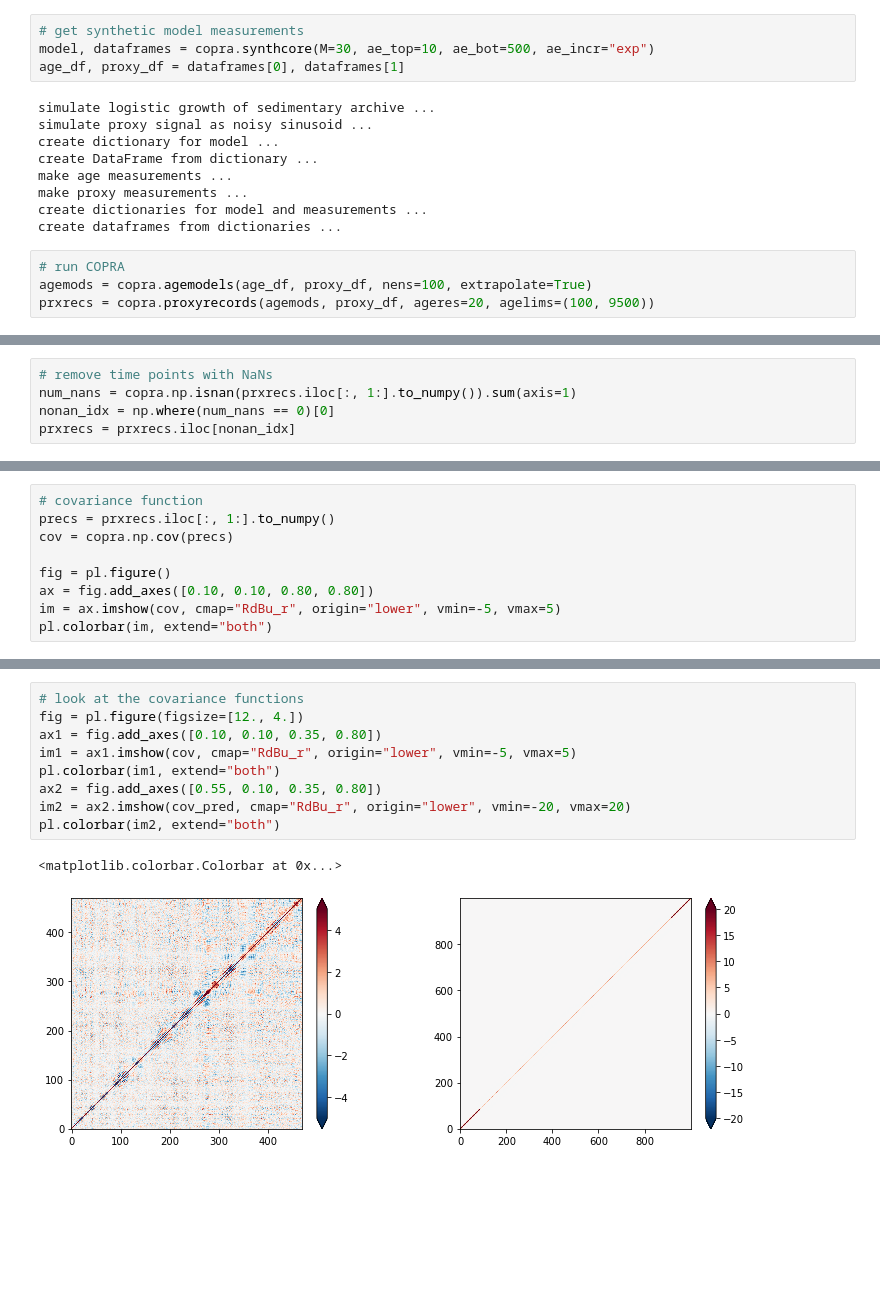
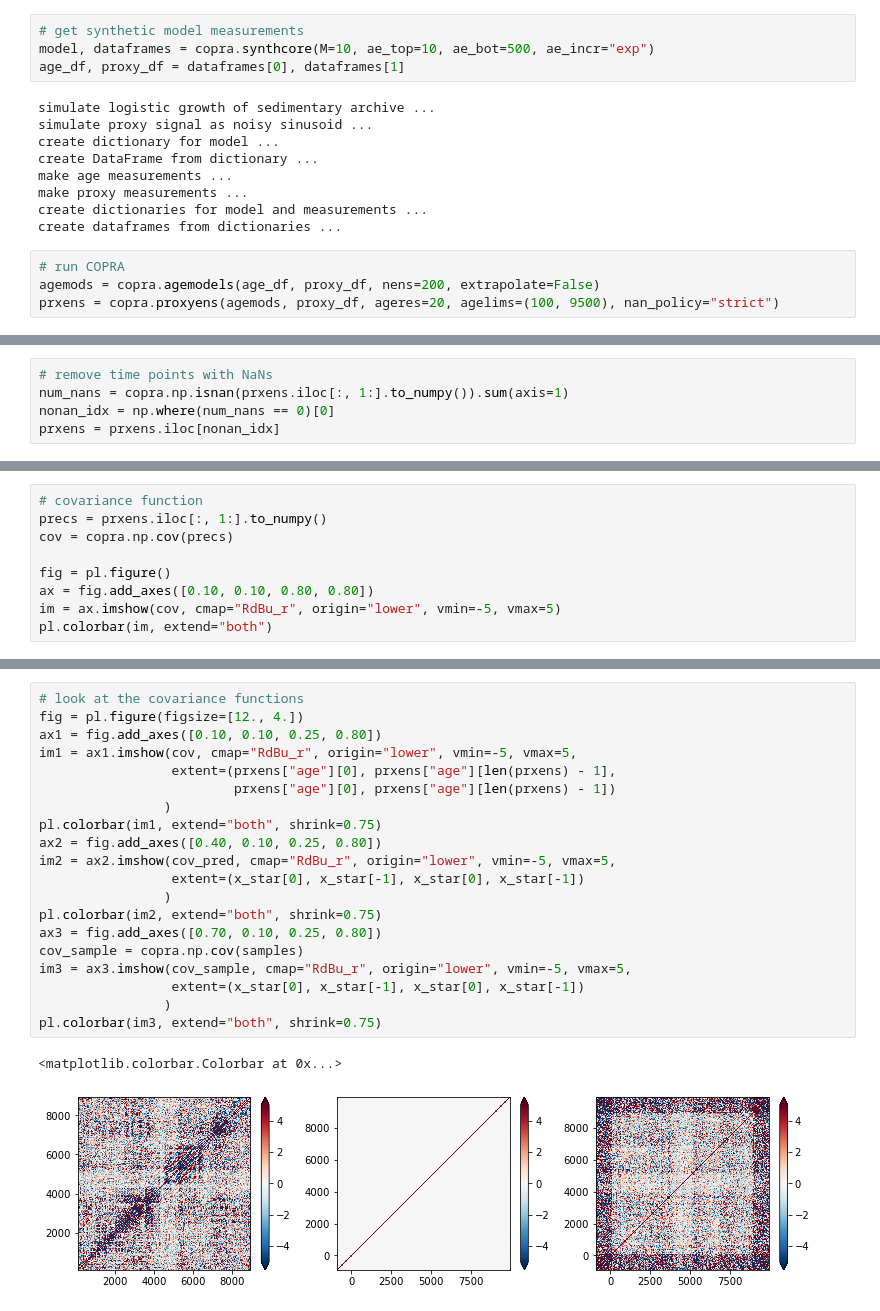
Before and after one commit to mlcs/copra, a Jupyter notebook: demo.ipynb, the cells around one changed output, grey strips where cells are left out. Cells and saved outputs as stored; diff of their text form; blank space fills up the shorter version.

```diff
--- a/demo.ipynb
+++ b/demo.ipynb
@@ -3,7 +3,7 @@ import copra
 import matplotlib.pyplot as pl
 # %%
 # get synthetic model measurements
-model, dataframes = copra.synthcore(M=30, ae_top=10, ae_bot=500, ae_incr="exp")
+model, dataframes = copra.synthcore(M=10, ae_top=10, ae_bot=500, ae_incr="exp")
 age_df, proxy_df = dataframes[0], dataframes[1]
 # %% [output]
 simulate logistic growth of sedimentary archive ...
@@ -16,6 +16,6 @@ create dictionaries for model and measurements ...
 create dataframes from dictionaries ...
 # %%
 # run COPRA
-agemods = copra.agemodels(age_df, proxy_df, nens=100, extrapolate=True)
-prxrecs = copra.proxyrecords(agemods, proxy_df, ageres=20, agelims=(100, 9500))
+agemods = copra.agemodels(age_df, proxy_df, nens=200, extrapolate=False)
+prxens = copra.proxyens(agemods, proxy_df, ageres=20, agelims=(100, 9500), nan_policy="strict")
 # %% [output]
@@ -23,8 +28,8 @@ while loop ...
 # %%
 # remove time points with NaNs
-num_nans = copra.np.isnan(prxrecs.iloc[:, 1:].to_numpy()).sum(axis=1)
+num_nans = copra.np.isnan(prxens.iloc[:, 1:].to_numpy()).sum(axis=1)
 nonan_idx = np.where(num_nans == 0)[0]
-prxrecs = prxrecs.iloc[nonan_idx]
+prxens = prxens.iloc[nonan_idx]
 # %%
 # plot results
 fig = pl.figure(figsize=[12., 4.])
@@ -42,6 +47,6 @@ ax2.plot(prxrecs['age'], prxrecs.iloc[:, 1:].mean(axis=1), "-", c="r")
 # %%
 # covariance function
-precs = prxrecs.iloc[:, 1:].to_numpy()
+precs = prxens.iloc[:, 1:].to_numpy()
 cov = copra.np.cov(precs)
 
 fig = pl.figure()
@@ -127,12 +92,23 @@ ax.set_ylim(-25, 25)
 # %%
 # look at the covariance functions
 fig = pl.figure(figsize=[12., 4.])
-ax1 = fig.add_axes([0.10, 0.10, 0.35, 0.80])
-im1 = ax1.imshow(cov, cmap="RdBu_r", origin="lower", vmin=-5, vmax=5)
-pl.colorbar(im1, extend="both")
-ax2 = fig.add_axes([0.55, 0.10, 0.35, 0.80])
-im2 = ax2.imshow(cov_pred, cmap="RdBu_r", origin="lower", vmin=-20, vmax=20)
-pl.colorbar(im2, extend="both")
+ax1 = fig.add_axes([0.10, 0.10, 0.25, 0.80])
+im1 = ax1.imshow(cov, cmap="RdBu_r", origin="lower", vmin=-5, vmax=5,
+                 extent=(prxens["age"][0], prxens["age"][len(prxens) - 1],
+                         prxens["age"][0], prxens["age"][len(prxens) - 1])
+                )
+pl.colorbar(im1, extend="both", shrink=0.75)
+ax2 = fig.add_axes([0.40, 0.10, 0.25, 0.80])
+im2 = ax2.imshow(cov_pred, cmap="RdBu_r", origin="lower", vmin=-5, vmax=5,
+                 extent=(x_star[0], x_star[-1], x_star[0], x_star[-1])
+                )
+pl.colorbar(im2, extend="both", shrink=0.75)
+ax3 = fig.add_axes([0.70, 0.10, 0.25, 0.80])
+cov_sample = copra.np.cov(samples)
+im3 = ax3.imshow(cov_sample, cmap="RdBu_r", origin="lower", vmin=-5, vmax=5,
+                 extent=(x_star[0], x_star[-1], x_star[0], x_star[-1])
+                )
+pl.colorbar(im3, extend="both", shrink=0.75)
 # %% [output]
 <matplotlib.colorbar.Colorbar at 0x...>
-[figure, old version]
+[figure, new version]
```
Also changed, not shown: parts of 7 cells of this notebook, 1 other file.
